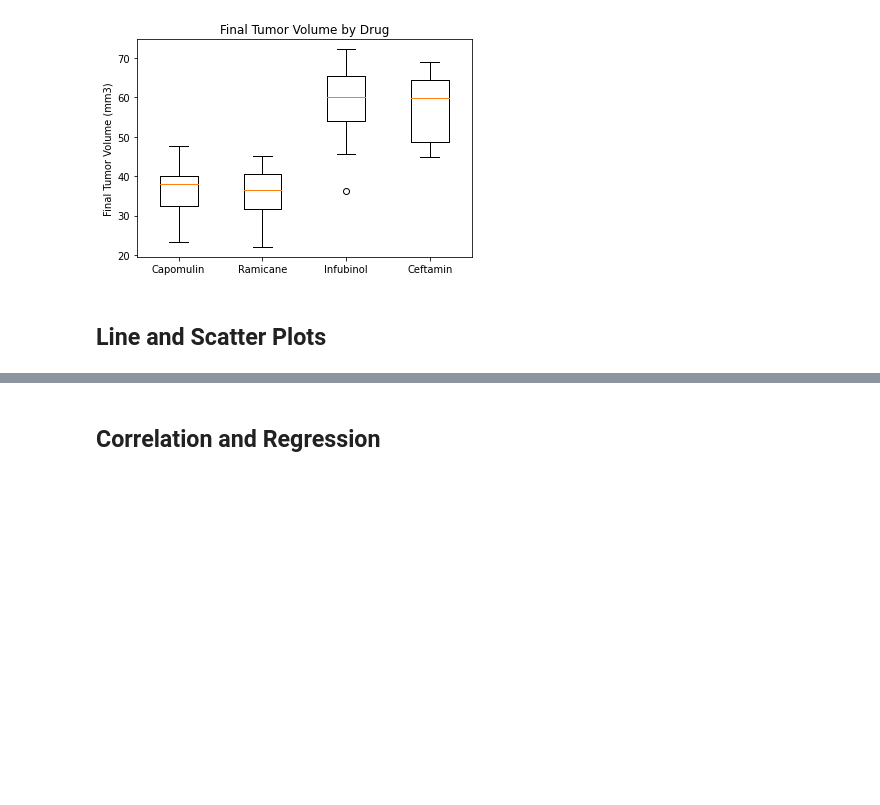
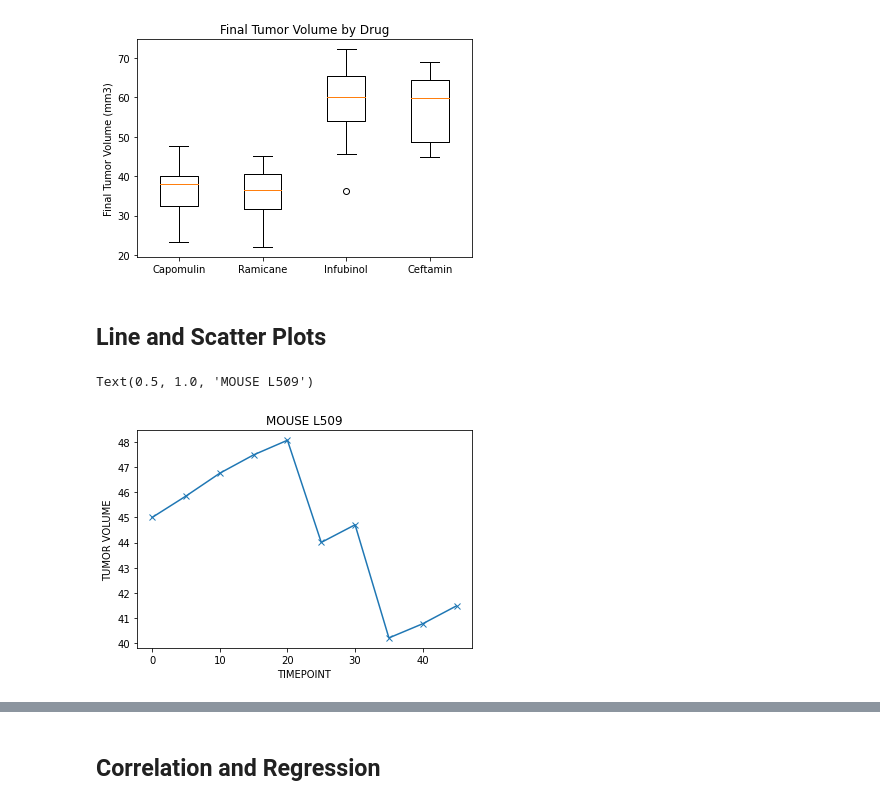
Before and after one commit to TBG1006/Pymaceuticals, a Jupyter notebook: Pymaceuticals.ipynb, the cells around one changed output, grey strips where cells are left out. Cells and saved outputs as stored; diff of their text form; code cells hidden in the pictures; blank space fills up the shorter version.

Commit message:
Scatter

```diff
--- a/Pymaceuticals.ipynb
+++ b/Pymaceuticals.ipynb
@@ -318,0 +315,21 @@ plt.xticks([1, 2, 3, 4], ['Capomulin', 'Ramicane', 'Infubinol', 'Ceftamin'])
+# %%
+# Generate a line plot of tumor volume vs. time point for a mouse treated with Capomulin
+
+# find a mouse treated with CAP
+cap_mouse = merge_max_time_df.loc[merge_max_time_df["Drug Regimen"] == "Capomulin"].reset_index()
+
+cap_mouse_1 = cap_mouse.loc[cap_mouse["Mouse ID"] == "l509"]
+cap_mouse_1
+
+plt.plot(cap_mouse_1["Timepoint"], cap_mouse_1["Tumor Volume (mm3)"], marker = 'x')
+
+
+plt.xlabel("TIMEPOINT")
+plt.ylabel("TUMOR VOLUME")
+plt.title("MOUSE L509")
+
+# cap_mouse = merge_max_time_df.loc[merge_max_time_df["Drug Regimen"] == "Capomulin"].reset_index()
+# cap_mouse
+# %% [output]
+Text(0.5, 1.0, 'MOUSE L509')
+[figure, added]
```
Also changed, not shown: parts of 4 cells of this notebook.
